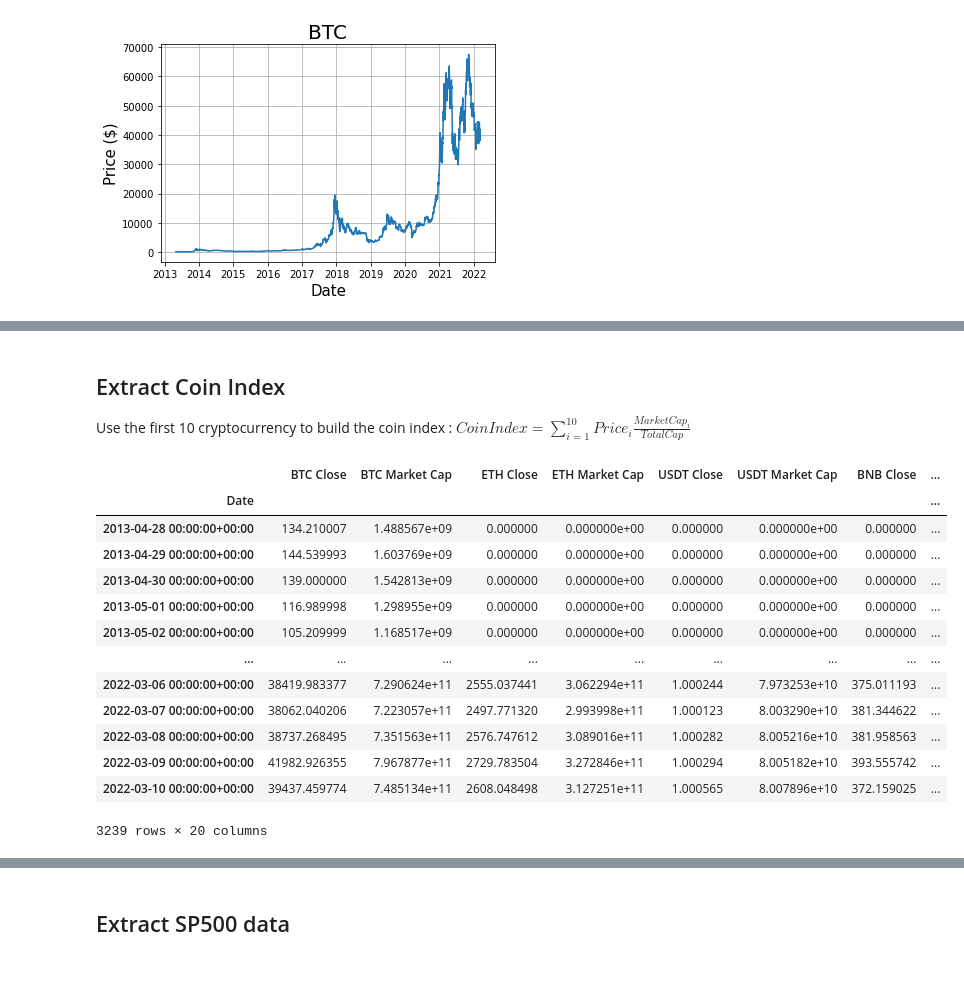
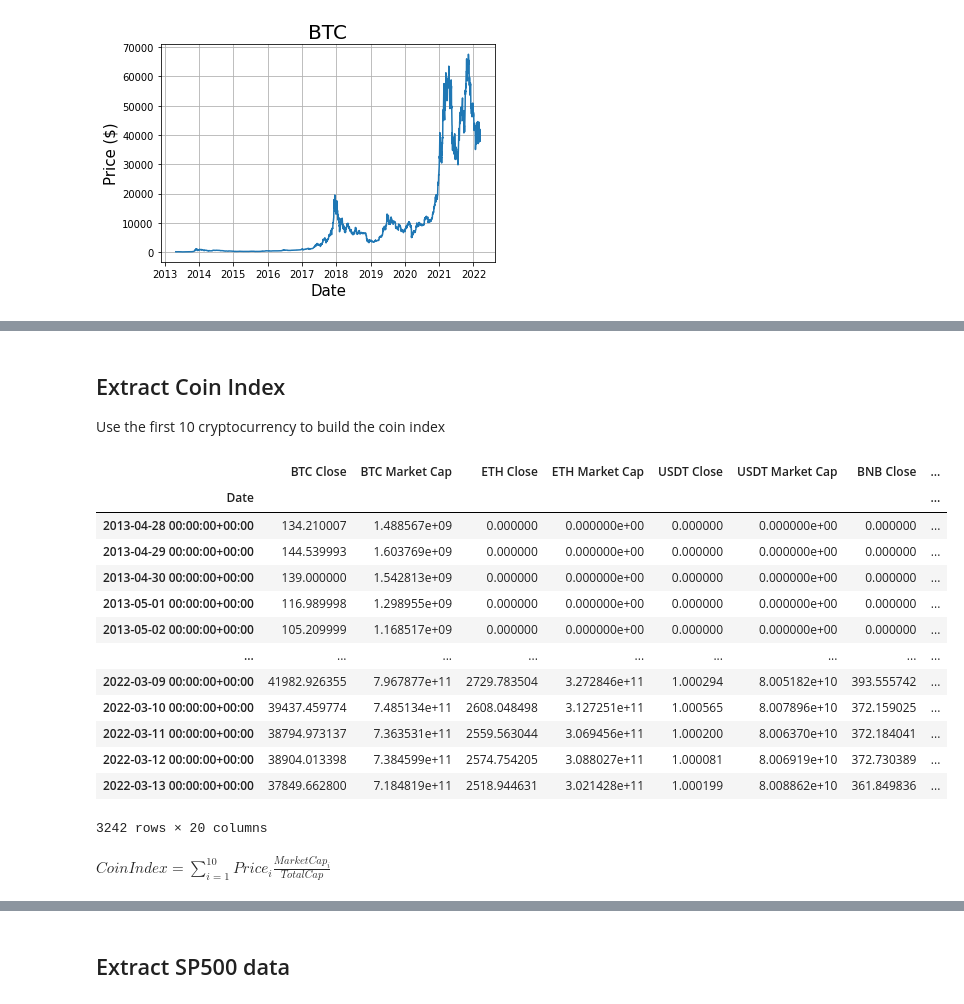
Before and after one commit to ZiyuanLi007/cryptoquant, a Jupyter notebook: example_bitcoin_sp500.ipynb, the cells around one changed output, grey strips where cells are left out. Drawn from its saved outputs; the diff is of its cells as text; code cells hidden in the pictures; blank space fills up the shorter version.

```diff
--- a/example_bitcoin_sp500.ipynb
+++ b/example_bitcoin_sp500.ipynb
@@ -67,41 +73,43 @@ Name: BTC, Length: 3239, dtype: float64
 # %% [markdown]
 ## Extract Coin Index
 
-Use the first 10 cryptocurrency to build the coin index : $CoinIndex = \sum_{i=1}^{10}{Price_i \frac{MarketCap_i}{TotalCap}}$
+Use the first 10 cryptocurrency to build the coin index
 # %%
-top_10_coins = ['BTC', 'ETH', 'USDT', 'BNB', 'USDC', 'XRP', 'LUNA', 'ADA', 'SOL', 'AVAX']
+top_10_coins_name = ['BTC', 'ETH', 'USDT', 'BNB', 'USDC', 'XRP', 'LUNA', 'ADA', 'SOL', 'AVAX']
 
 def scraper_top_10_coins(top_10_coins):
-    all_coins_df = pd.DataFrame(columns=['Date'])
-    for coins in top_10_coins:
+    top_10_coins_df = pd.DataFrame(columns=['Date'])
+    for coins in top_10_coins_name:
         scraper = CmcScraper(coins)
         coins_df = scraper.get_dataframe()
         coins_df = pd.DataFrame(coins_df, columns=['Date','Close', 'Market Cap'])
         coins_df = coins_df.rename(columns = {'Close':coins+' Close'})
         coins_df = coins_df.rename(columns = {'Market Cap':coins+' Market Cap'})
-        all_coins_df = all_coins_df.merge(coins_df, on='Date', how='outer')
+        top_10_coins_df = top_10_coins_df.merge(coins_df, on='Date', how='outer')
 
-    all_coins_df.set_index('Date', inplace=True)
-    all_coins_df = all_coins_df.fillna(0)
-    all_coins_df = all_coins_df.iloc[::-1]
-    all_coins_df.index = all_coins_df.index.tz_localize("UTC")
-    return all_coins_df
+    top_10_coins_df.set_index('Date', inplace=True)
+    top_10_coins_df = top_10_coins_df.fillna(0)
+    top_10_coins_df = top_10_coins_df.iloc[::-1]
+    top_10_coins_df.index = top_10_coins_df.index.tz_localize("UTC")
+    return top_10_coins_df
 
-all_coins_df = scraper_top_10_coins(top_10_coins)
-all_coins_df
+top_10_coins_df = scraper_top_10_coins(top_10_coins_name)
+top_10_coins_df
 # %% [output]
 |  | BTC Close | BTC Market Cap | ETH Close | ETH Market Cap | USDT Close | USDT Market Cap | BNB Close | ... |
 | Date |  |  |  |  |  |  |  | ... |
 | 2013-04-28 00:00:00+00:00 | 134.210007 | 1.488567e+09 | 0.000000 | 0.000000e+00 | 0.000000 | 0.000000e+00 | 0.000000 | ... |
 | 2013-04-29 00:00:00+00:00 | 144.539993 | 1.603769e+09 | 0.000000 | 0.000000e+00 | 0.000000 | 0.000000e+00 | 0.000000 | ... |
 | 2013-04-30 00:00:00+00:00 | 139.000000 | 1.542813e+09 | 0.000000 | 0.000000e+00 | 0.000000 | 0.000000e+00 | 0.000000 | ... |
 | 2013-05-01 00:00:00+00:00 | 116.989998 | 1.298955e+09 | 0.000000 | 0.000000e+00 | 0.000000 | 0.000000e+00 | 0.000000 | ... |
 | 2013-05-02 00:00:00+00:00 | 105.209999 | 1.168517e+09 | 0.000000 | 0.000000e+00 | 0.000000 | 0.000000e+00 | 0.000000 | ... |
 | ... | ... | ... | ... | ... | ... | ... | ... | ... |
-| 2022-03-06 00:00:00+00:00 | 38419.983377 | 7.290624e+11 | 2555.037441 | 3.062294e+11 | 1.000244 | 7.973253e+10 | 375.011193 | ... |
-| 2022-03-07 00:00:00+00:00 | 38062.040206 | 7.223057e+11 | 2497.771320 | 2.993998e+11 | 1.000123 | 8.003290e+10 | 381.344622 | ... |
-| 2022-03-08 00:00:00+00:00 | 38737.268495 | 7.351563e+11 | 2576.747612 | 3.089016e+11 | 1.000282 | 8.005216e+10 | 381.958563 | ... |
 | 2022-03-09 00:00:00+00:00 | 41982.926355 | 7.967877e+11 | 2729.783504 | 3.272846e+11 | 1.000294 | 8.005182e+10 | 393.555742 | ... |
 | 2022-03-10 00:00:00+00:00 | 39437.459774 | 7.485134e+11 | 2608.048498 | 3.127251e+11 | 1.000565 | 8.007896e+10 | 372.159025 | ... |
+| 2022-03-11 00:00:00+00:00 | 38794.973137 | 7.363531e+11 | 2559.563044 | 3.069456e+11 | 1.000200 | 8.006370e+10 | 372.184041 | ... |
+| 2022-03-12 00:00:00+00:00 | 38904.013398 | 7.384599e+11 | 2574.754205 | 3.088027e+11 | 1.000081 | 8.006919e+10 | 372.730389 | ... |
+| 2022-03-13 00:00:00+00:00 | 37849.662800 | 7.184819e+11 | 2518.944631 | 3.021428e+11 | 1.000199 | 8.008862e+10 | 361.849836 | ... |
-3239 rows × 20 columns
+3242 rows × 20 columns
+# %% [markdown]
+$CoinIndex = \sum_{i=1}^{10}{Price_i \frac{MarketCap_i}{TotalCap}}$
 # %%
```
Also changed, not shown: parts of 15 cells of this notebook.
